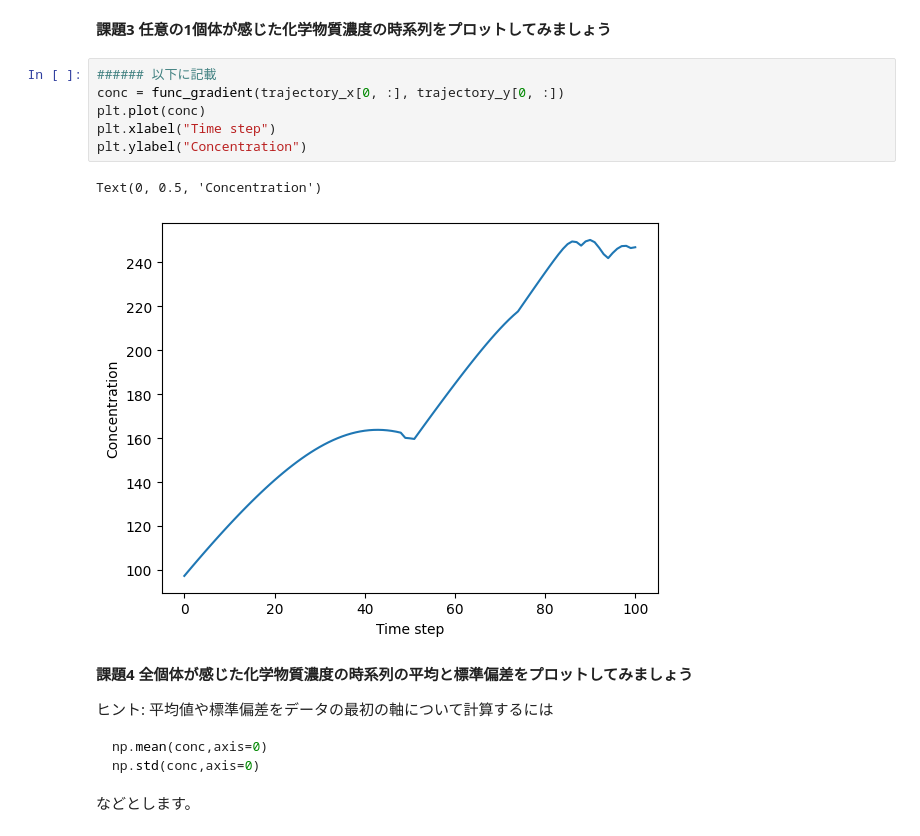
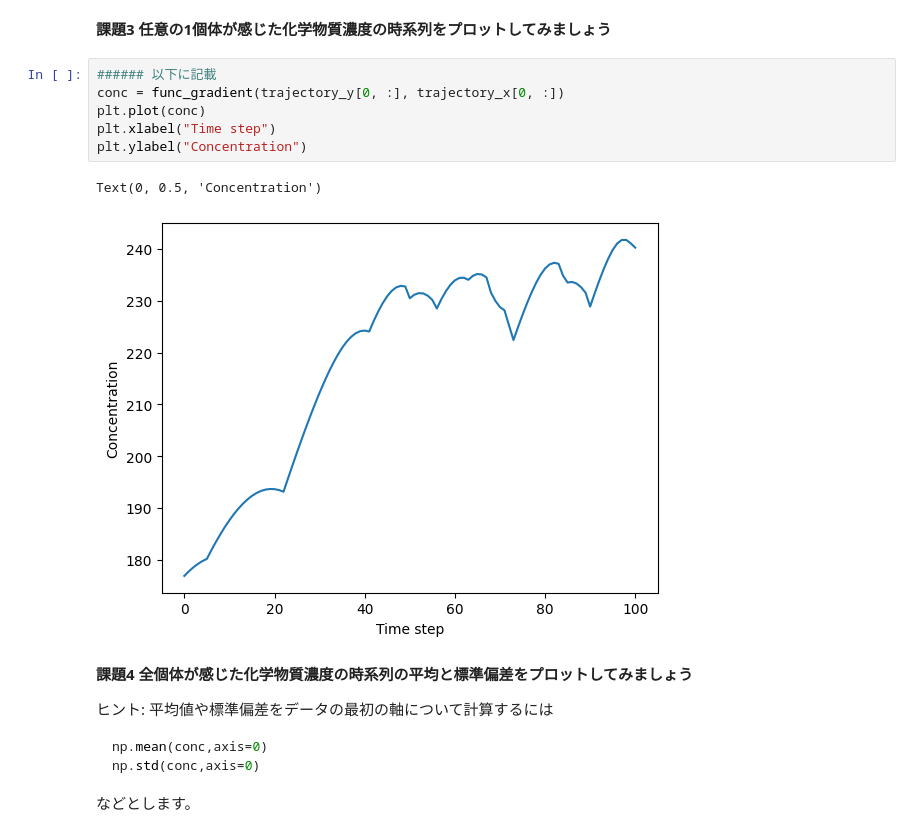
Before and after one commit to YuToyoshima/python_samples, a Jupyter notebook: pirouette_answer.ipynb, the cells around one changed output. Drawn from its saved outputs; the diff is of its cells as text.

```diff
--- a/pirouette_answer.ipynb
+++ b/pirouette_answer.ipynb
@@ -165,13 +165,13 @@ HTML(ani.to_html5_video())
 任意の1個体が感じた化学物質濃度の時系列をプロットしてみましょう**
 # %%
 ###### 以下に記載
-conc = func_gradient(trajectory_x[0, :], trajectory_y[0, :])
+conc = func_gradient(trajectory_y[0, :], trajectory_x[0, :])
 plt.plot(conc)
 plt.xlabel("Time step")
 plt.ylabel("Concentration")
 # %% [output]
 Text(0, 0.5, 'Concentration')
-[figure, old version]
+[figure, new version]
 # %% [markdown]
 **課題4
 全個体が感じた化学物質濃度の時系列の平均と標準偏差をプロットしてみましょう**
```
Also changed, not shown: parts of 1 cell of this notebook.
